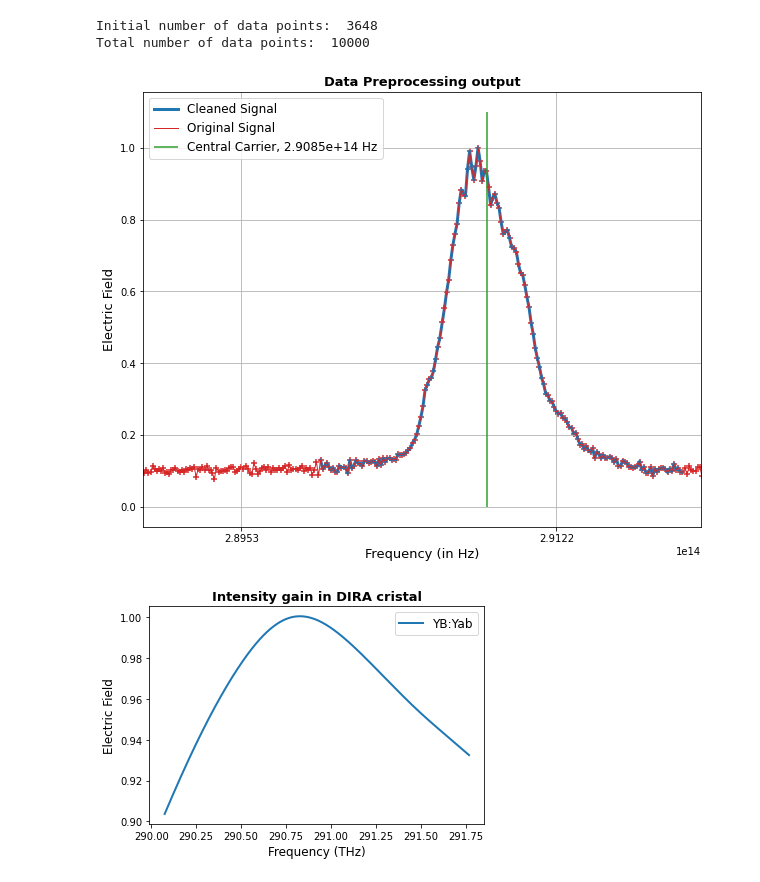
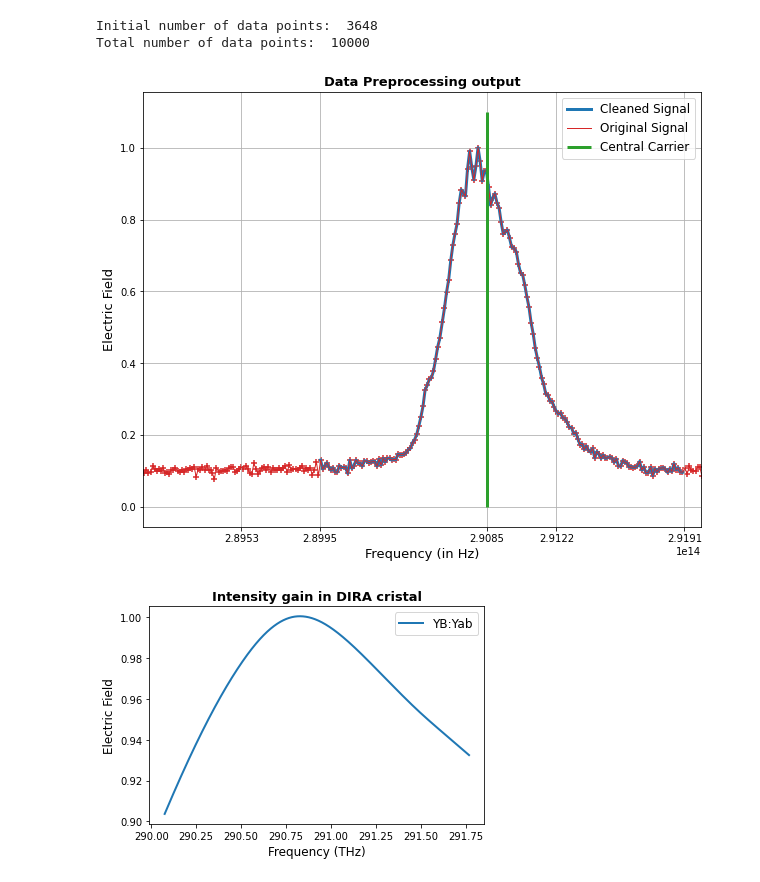
Before and after one commit to fracapuano/TempoRL, a Jupyter notebook: notebooks/SemiPhysicalModel_v1.ipynb, the cells around one changed output. Saved outputs shown, nothing was run; the diff lists cells and outputs as text; code cells hidden in the pictures.

```diff
--- a/notebooks/SemiPhysicalModel_v1.ipynb
+++ b/notebooks/SemiPhysicalModel_v1.ipynb
@@ -166,29 +166,30 @@ Total number of data points:  10000
 # %%
 fig, ax = plt.subplots(figsize = (10,8))
 
 ax.plot(frequency_clean, field_clean, lw = 3, color = "tab:blue", label = "Cleaned Signal")
 ax.scatter(frequency * 10**12, field, marker = "+", c = "tab:red")
 ax.plot(frequency * 10**12, field, lw = 1, c = "tab:red", label = "Original Signal")
 
 ax.vlines(x = central_carrier,
           ymin = 0,
           ymax=1.1 * field_clean.max(),
           colors = "tab:green",
-          label = "Central Carrier, {:.4e} Hz".format(central_carrier))
+          label = "Central Carrier",
+          lw = 3)
 
 ax.set_xlabel("Frequency (in Hz)", fontdict = {"fontsize":13})
 ax.set_ylabel("Electric Field", fontdict = {"fontsize":13})
 ax.set_title("Data Preprocessing output", fontdict = {"fontsize":13, "fontweight": "bold"})
 
-ax.set_xticks(ticks = frequency[::150]*10**12)
+ax.set_xticks(ticks = np.sort(np.hstack((central_carrier, cutoff, frequency[::150]*10**12))))
 ax.set_xlim(left = 289 * 1e12, right = 292 * 1e12)
 ax.grid()
 
 ax.legend(fontsize = 12)
 
 plt.show()
 # %% [output]
-[figure, old version]
+[figure, new version]
 # %%
 from scipy.constants import c
 
```
Also changed, not shown: parts of 1 cell of this notebook, 3 other files.
